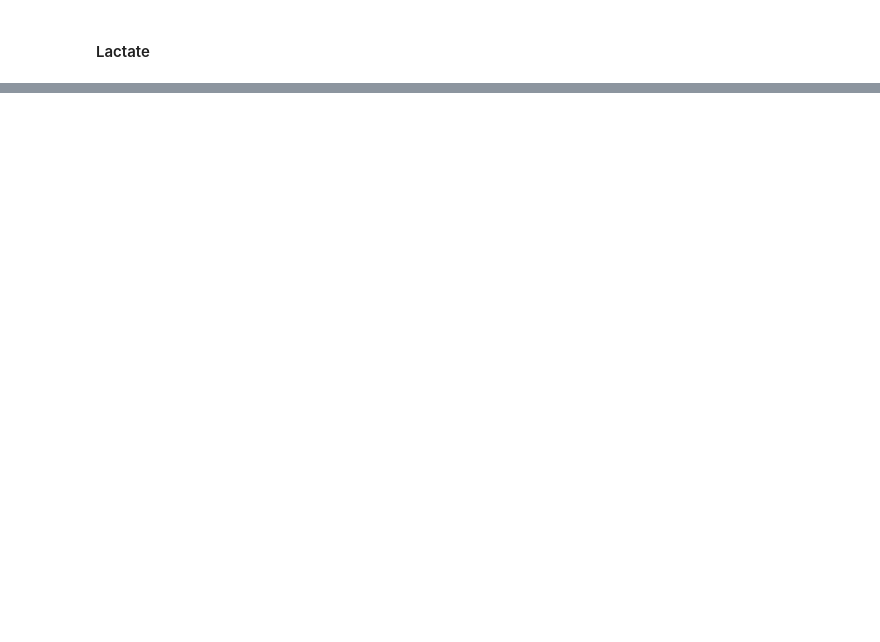
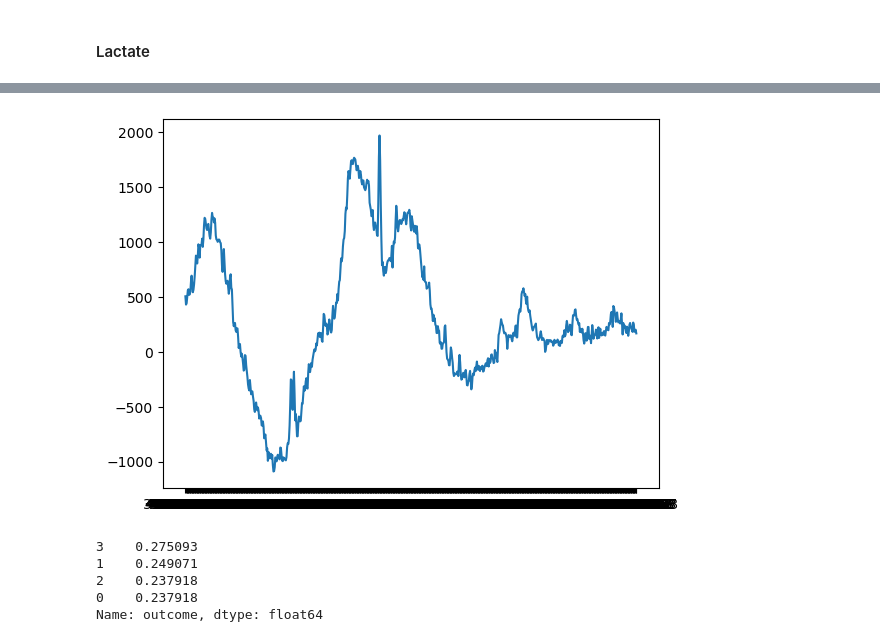
Before and after one commit to AlvaroGarciaEspinosa/ThesisCode, a Jupyter notebook: main_code.ipynb, the cells around one changed output, grey strips where cells are left out. Saved outputs shown, nothing was run; the diff lists cells and outputs as text; code cells hidden in the pictures; blank space fills up the shorter version.

```diff
--- a/main_code.ipynb
+++ b/main_code.ipynb
@@ -2895,0 +3577,7 @@ for i in range(2):
+# %%
+cancer = pd.read_csv('Training_data_Italian.csv')
+del cancer['Unnamed: 0']
+cancer = cancer[['outcome'] + list(cancer.columns[:-1])]
+le = LabelEncoder()
+cancer['outcome'] = le.fit_transform(cancer['outcome'])
+cancer
@@ -2895,0 +3598,13 @@ for i in range(2):
+# %%
+plt.plot(cancer.iloc[0,1:])
+plt.show()
+# %% [output]
+[figure, added]
+# %%
+cancer['outcome'].value_counts()/269
+# %% [output]
+3    0.275093
+1    0.249071
+2    0.237918
+0    0.237918
+Name: outcome, dtype: float64
```
Also changed, not shown: parts of 79 cells of this notebook, 3 other files.
